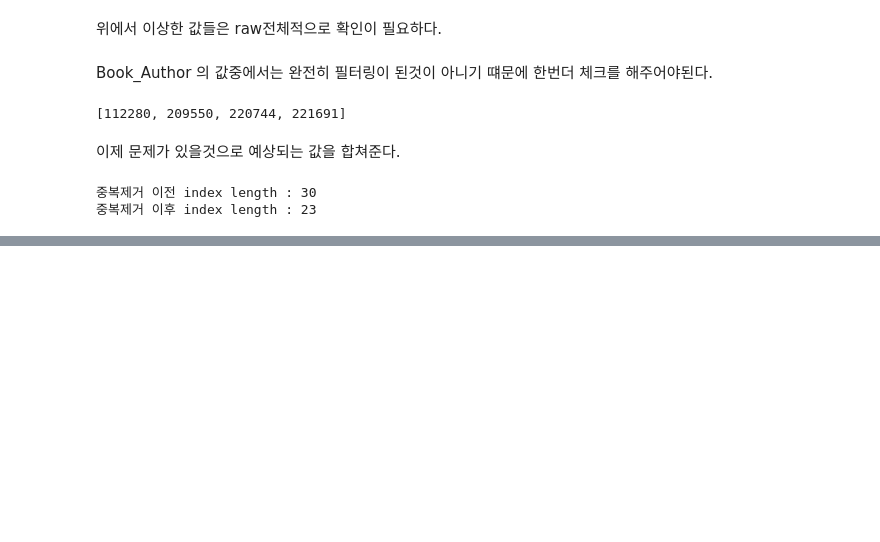
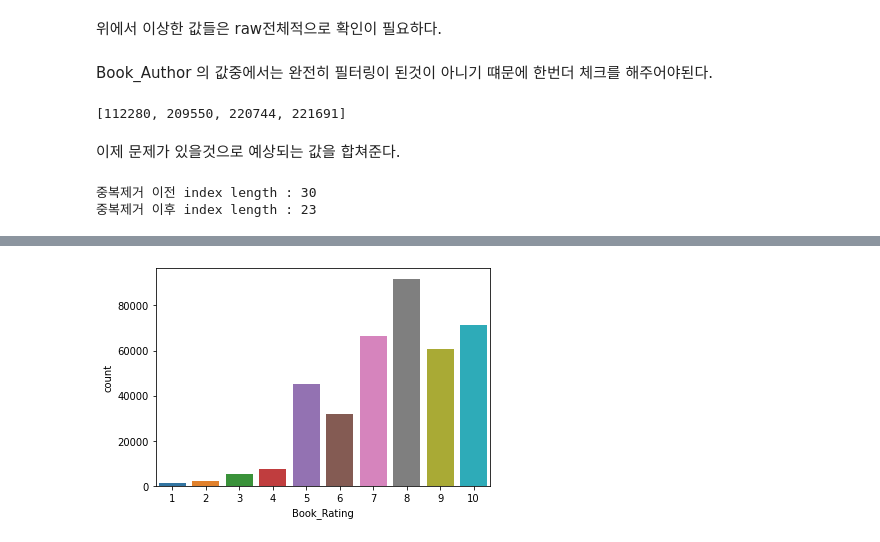
Before and after one commit to YB-nt/My_Project, a Jupyter notebook: book_bata_set.ipynb, the cells around one changed output, grey strips where cells are left out. Drawn from its saved outputs; the diff is of its cells as text; code cells hidden in the pictures; blank space fills up the shorter version.

```diff
--- a/book_bata_set.ipynb
+++ b/book_bata_set.ipynb
@@ -287,14 +236,0 @@ False
-# %%
-need_eda_df
-reverse_check=[]
-checking_date_temp=[]
-for i in need_eda_df.Book_Author:
-    try:
-        int(i)
-        reverse_check.append(i)
-    except:
-        checking_date_temp.append(i)
-
-
-need_reverse_eda_df = need_eda_df[need_eda_df.Book_Author.isin(reverse_check)]
-need_eda_df = need_eda_df[need_eda_df.Book_Author.isin(checking_date_temp)]
@@ -369,0 +347,6 @@ need_eda_df.Book_Title.iloc[0]
+# %%
+rating_score = rating[rating.Book_Rating != 0]
+rating_bad_score = rating[rating.Book_Rating==0] #블랙컨슈머?
+sns.countplot(x='Book_Rating',data=rating_score);
+# %% [output]
+[figure, added]
```
Also changed, not shown: parts of 43 cells of this notebook.
